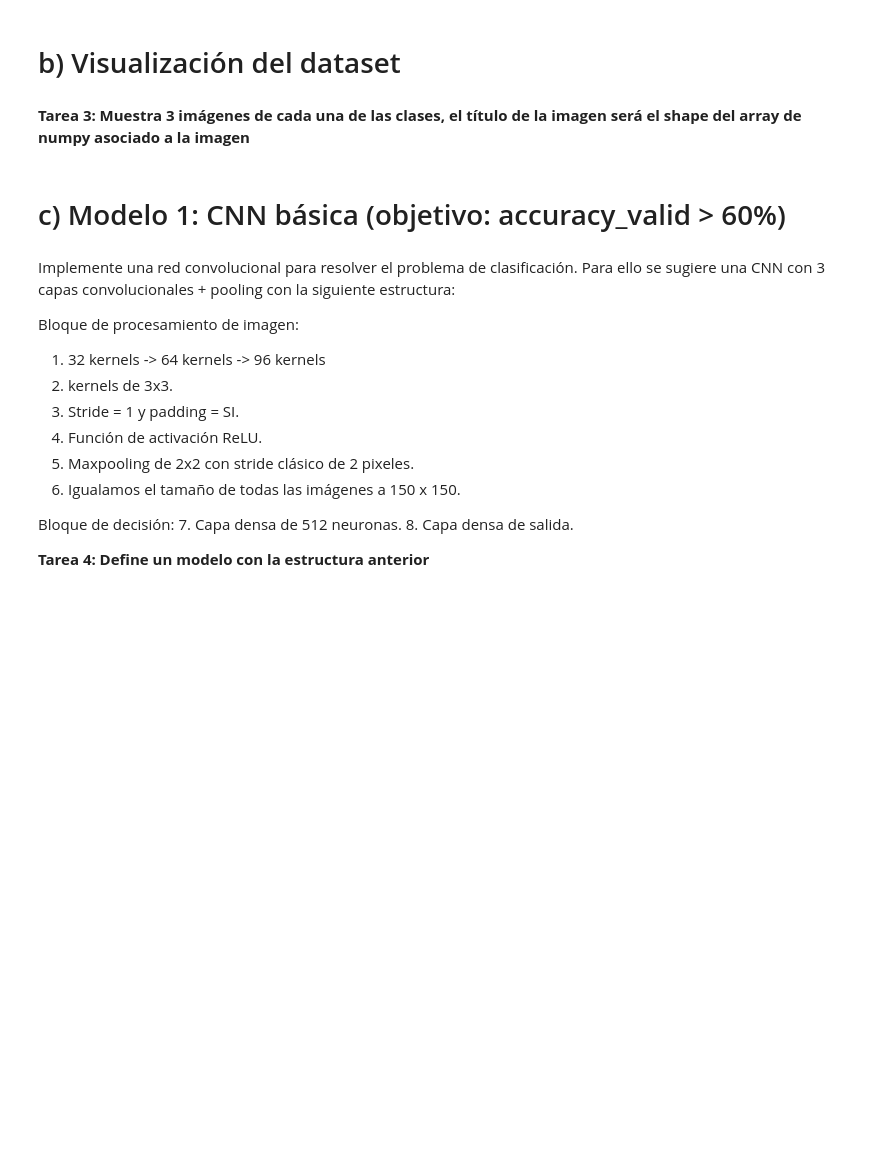
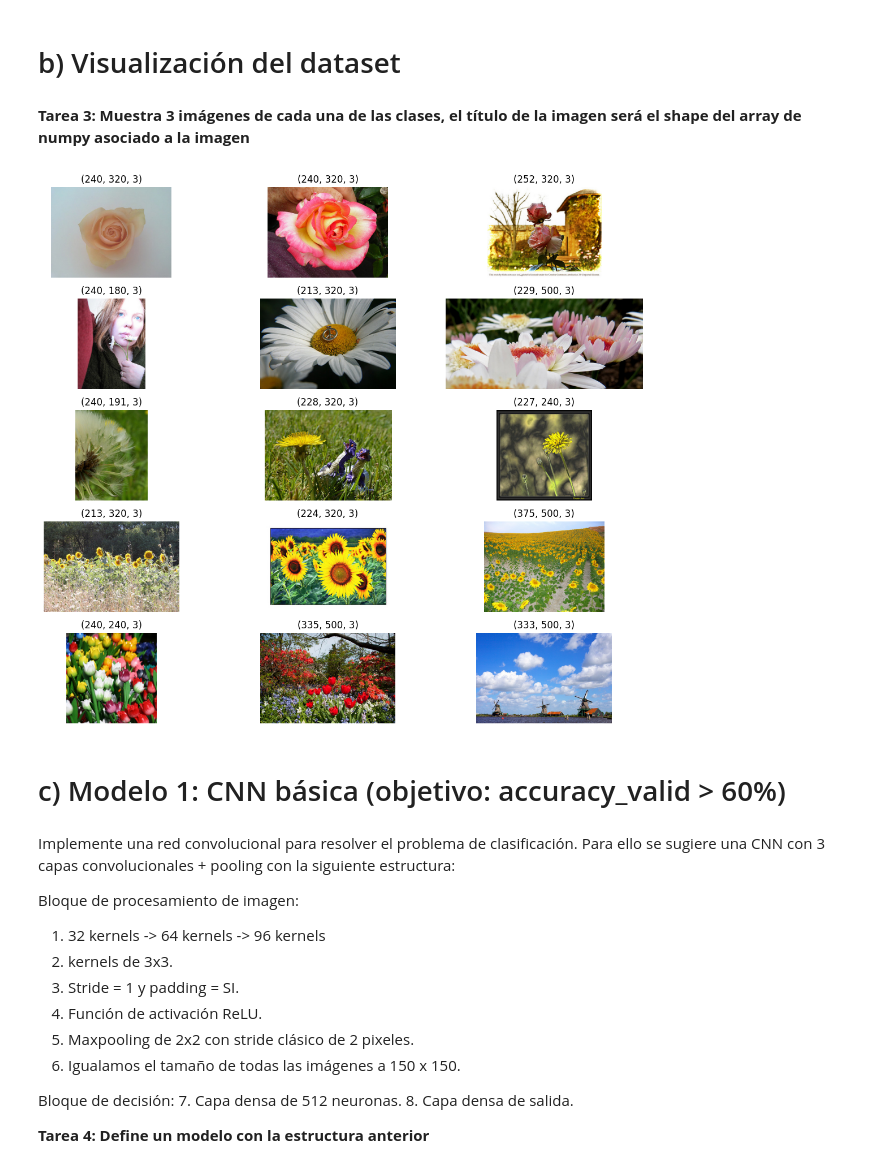
Before and after one commit to GuilleBlanco08/TrabajoFinal, a Jupyter notebook: trabajo_aia_24_25_parte_II.ipynb, the cells around one changed output. Drawn from its saved outputs; the diff is of its cells as text; code cells hidden in the pictures; blank space fills up the shorter version.

```diff
--- a/trabajo_aia_24_25_parte_II.ipynb
+++ b/trabajo_aia_24_25_parte_II.ipynb
@@ -148,3 +161,9 @@ tulips: 799 Imagenes
 Es decir, la clase a la que pertenece cada imagen no viene dada por el nombre del fichero sino por el directorio en el que se encuentra almacenada.
 # %% [markdown]
 **Tarea 2: Muestra el número de imágenes de train que tenemos de cada clase**
+# %%
+# Mostrar cuántas imágenes hay por clase en el conjunto de entrenamiento
+for cl in classes:
+    class_path = os.path.join(train_dir, cl)
+    n_images = len(glob.glob(os.path.join(class_path, '*.jpg')))
+    print(f"Clase '{cl}': {n_images} imágenes en train")
@@ -152,6 +177,30 @@ Es decir, la clase a la que pertenece cada imagen no viene dada por el nombre de
 # b) Visualización del dataset
 # %% [markdown]
 **Tarea 3: Muestra 3 imágenes de cada una de las clases, el título de la imagen será el shape del array de numpy asociado a la imagen**
+# %%
+import matplotlib.pyplot as plt
+import matplotlib.image as mpimg
+
+# Tamaño de la figura
+plt.figure(figsize=(12, 10))
+
+# Iterar por clases
+for i, cl in enumerate(classes):
+    class_dir = os.path.join(train_dir, cl)
+    img_files = glob.glob(os.path.join(class_dir, "*.jpg"))
+
+    # Tomamos las 3 primeras imágenes
+    for j in range(3):
+        img = mpimg.imread(img_files[j])
+        ax = plt.subplot(len(classes), 3, i * 3 + j + 1)
+        plt.imshow(img)
+        plt.axis('off')
+        plt.title(str(img.shape))
+
+plt.tight_layout()
+plt.show()
+# %% [output]
+[figure, added]
 # %% [markdown]
 # c) Modelo 1: CNN básica (objetivo: accuracy_valid > 60%)
 # %% [markdown]
```
Also changed, not shown: parts of 30 cells of this notebook, 1 other file.
